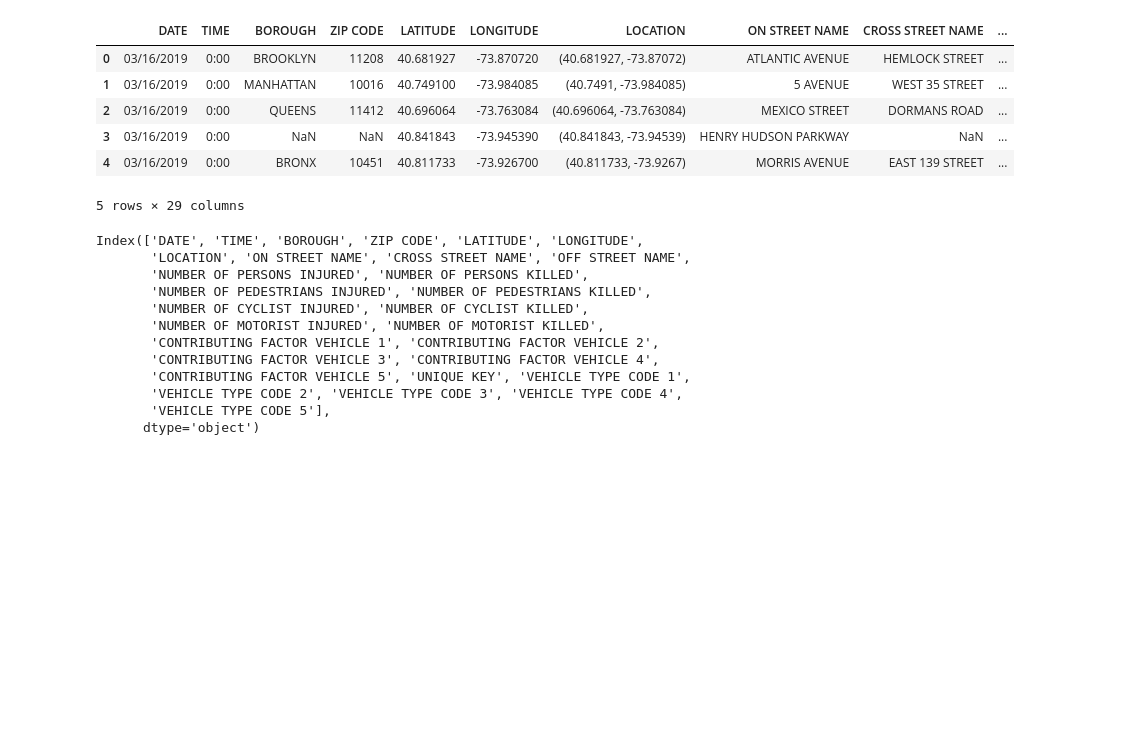
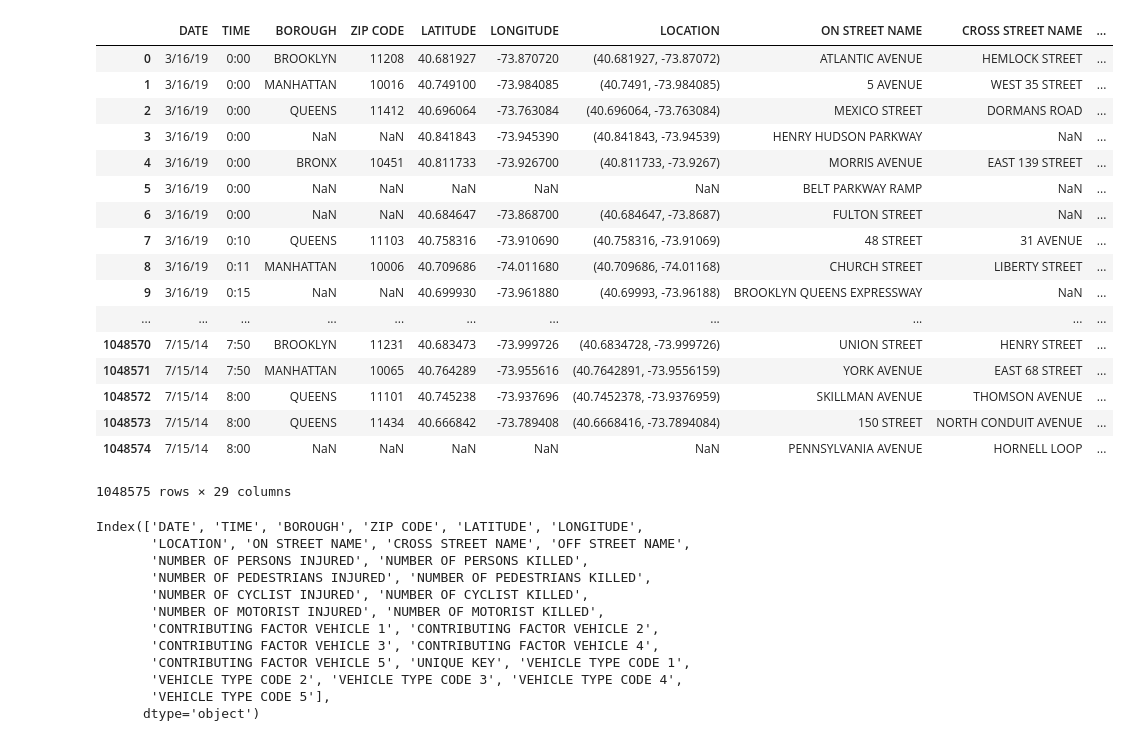
Before and after one commit to huntercash/ProjectOne, a Jupyter notebook: notebooks/Ugochi.ipynb, the cells around one changed output. Cells and saved outputs as stored; diff of their text form; code cells hidden in the pictures; blank space fills up the shorter version.

```diff
--- a/notebooks/Ugochi.ipynb
+++ b/notebooks/Ugochi.ipynb
@@ -8,17 +10,28 @@ import numpy as np
 # %%
 raw_data = '../data/rawdata/NYPD_Motor_Vehicle_Collisions.csv'
 
 nyc_data = pd.read_csv(raw_data)
 
-nyc_data.head()
+nyc_data
 # %% [output]
 |  | DATE | TIME | BOROUGH | ZIP CODE | LATITUDE | LONGITUDE | LOCATION | ON STREET NAME | CROSS STREET NAME | ... |
-| 0 | 03/16/2019 | 0:00 | BROOKLYN | 11208 | 40.681927 | -73.870720 | (40.681927, -73.87072) | ATLANTIC AVENUE | HEMLOCK STREET | ... |
-| 1 | 03/16/2019 | 0:00 | MANHATTAN | 10016 | 40.749100 | -73.984085 | (40.7491, -73.984085) | 5 AVENUE | WEST 35 STREET | ... |
-| 2 | 03/16/2019 | 0:00 | QUEENS | 11412 | 40.696064 | -73.763084 | (40.696064, -73.763084) | MEXICO STREET | DORMANS ROAD | ... |
-| 3 | 03/16/2019 | 0:00 | NaN | NaN | 40.841843 | -73.945390 | (40.841843, -73.94539) | HENRY HUDSON PARKWAY | NaN | ... |
-| 4 | 03/16/2019 | 0:00 | BRONX | 10451 | 40.811733 | -73.926700 | (40.811733, -73.9267) | MORRIS AVENUE | EAST 139 STREET | ... |
+| 0 | 3/16/19 | 0:00 | BROOKLYN | 11208 | 40.681927 | -73.870720 | (40.681927, -73.87072) | ATLANTIC AVENUE | HEMLOCK STREET | ... |
+| 1 | 3/16/19 | 0:00 | MANHATTAN | 10016 | 40.749100 | -73.984085 | (40.7491, -73.984085) | 5 AVENUE | WEST 35 STREET | ... |
+| 2 | 3/16/19 | 0:00 | QUEENS | 11412 | 40.696064 | -73.763084 | (40.696064, -73.763084) | MEXICO STREET | DORMANS ROAD | ... |
+| 3 | 3/16/19 | 0:00 | NaN | NaN | 40.841843 | -73.945390 | (40.841843, -73.94539) | HENRY HUDSON PARKWAY | NaN | ... |
+| 4 | 3/16/19 | 0:00 | BRONX | 10451 | 40.811733 | -73.926700 | (40.811733, -73.9267) | MORRIS AVENUE | EAST 139 STREET | ... |
+| 5 | 3/16/19 | 0:00 | NaN | NaN | NaN | NaN | NaN | BELT PARKWAY RAMP | NaN | ... |
+| 6 | 3/16/19 | 0:00 | NaN | NaN | 40.684647 | -73.868700 | (40.684647, -73.8687) | FULTON STREET | NaN | ... |
+| 7 | 3/16/19 | 0:10 | QUEENS | 11103 | 40.758316 | -73.910690 | (40.758316, -73.91069) | 48 STREET | 31 AVENUE | ... |
+| 8 | 3/16/19 | 0:11 | MANHATTAN | 10006 | 40.709686 | -74.011680 | (40.709686, -74.01168) | CHURCH STREET | LIBERTY STREET | ... |
+| 9 | 3/16/19 | 0:15 | NaN | NaN | 40.699930 | -73.961880 | (40.69993, -73.96188) | BROOKLYN QUEENS EXPRESSWAY | NaN | ... |
+| ... | ... | ... | ... | ... | ... | ... | ... | ... | ... | ... |
+| 1048570 | 7/15/14 | 7:50 | BROOKLYN | 11231 | 40.683473 | -73.999726 | (40.6834728, -73.999726) | UNION STREET | HENRY STREET | ... |
+| 1048571 | 7/15/14 | 7:50 | MANHATTAN | 10065 | 40.764289 | -73.955616 | (40.7642891, -73.9556159) | YORK AVENUE | EAST 68 STREET | ... |
+| 1048572 | 7/15/14 | 8:00 | QUEENS | 11101 | 40.745238 | -73.937696 | (40.7452378, -73.9376959) | SKILLMAN AVENUE | THOMSON AVENUE | ... |
+| 1048573 | 7/15/14 | 8:00 | QUEENS | 11434 | 40.666842 | -73.789408 | (40.6668416, -73.7894084) | 150 STREET | NORTH CONDUIT AVENUE | ... |
+| 1048574 | 7/15/14 | 8:00 | NaN | NaN | NaN | NaN | NaN | PENNSYLVANIA AVENUE | HORNELL LOOP | ... |
-5 rows × 29 columns
+1048575 rows × 29 columns
 # %%
 nyc_data.columns
 # %% [output]
```
Also changed, not shown: parts of 33 cells of this notebook.
